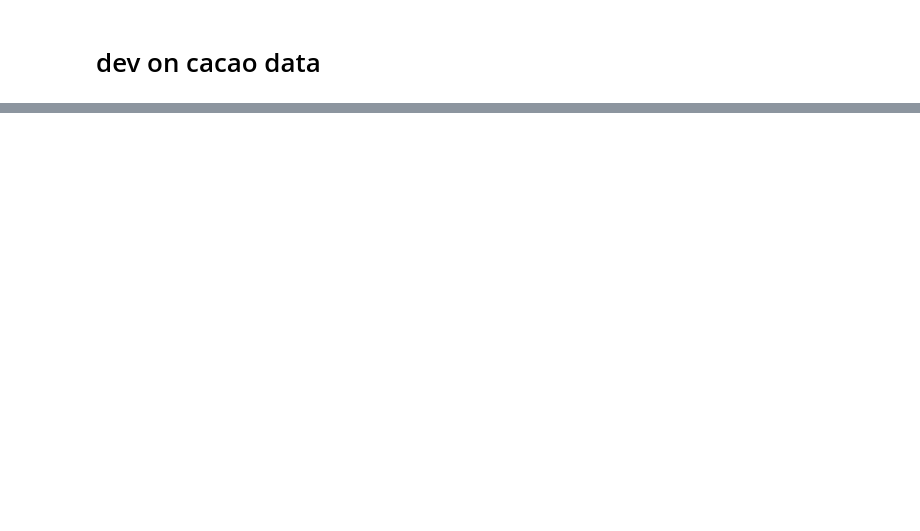
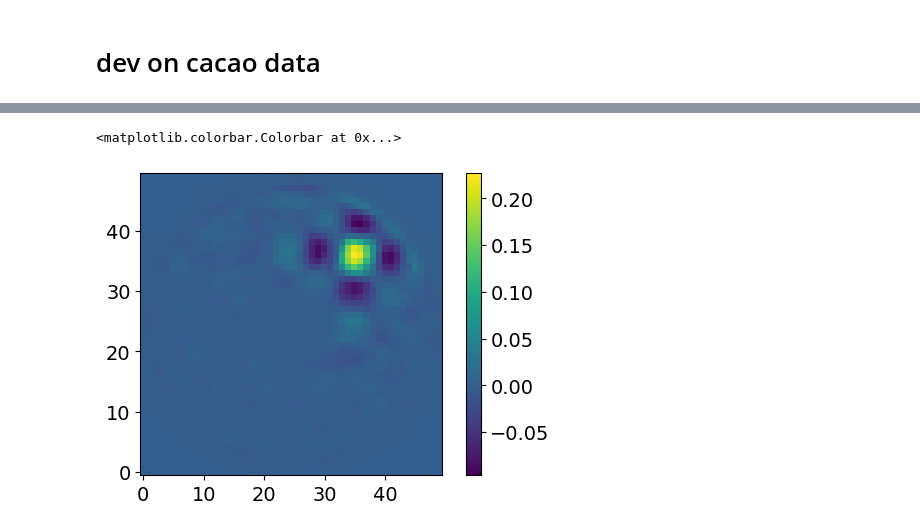
Before and after one commit to magao-x/magpyx, a Jupyter notebook: notebooks/woofer_tweeter_offloading_dev.ipynb, the cells around one changed output, grey strips where cells are left out. Cells and saved outputs as stored; diff of their text form; code cells hidden in the pictures; blank space fills up the shorter version.

```diff
--- a/notebooks/woofer_tweeter_offloading_dev.ipynb
+++ b/notebooks/woofer_tweeter_offloading_dev.ipynb
@@ -126,0 +161,6 @@ plot_singular_values(s, threshold)
+# %%
+plt.imshow(wt_matrix[36,:].reshape((50, 50)))
+plt.colorbar()
+# %% [output]
+<matplotlib.colorbar.Colorbar at 0x...>
+[figure, added]
```
Also changed, not shown: parts of 11 cells of this notebook, 1 other file.
